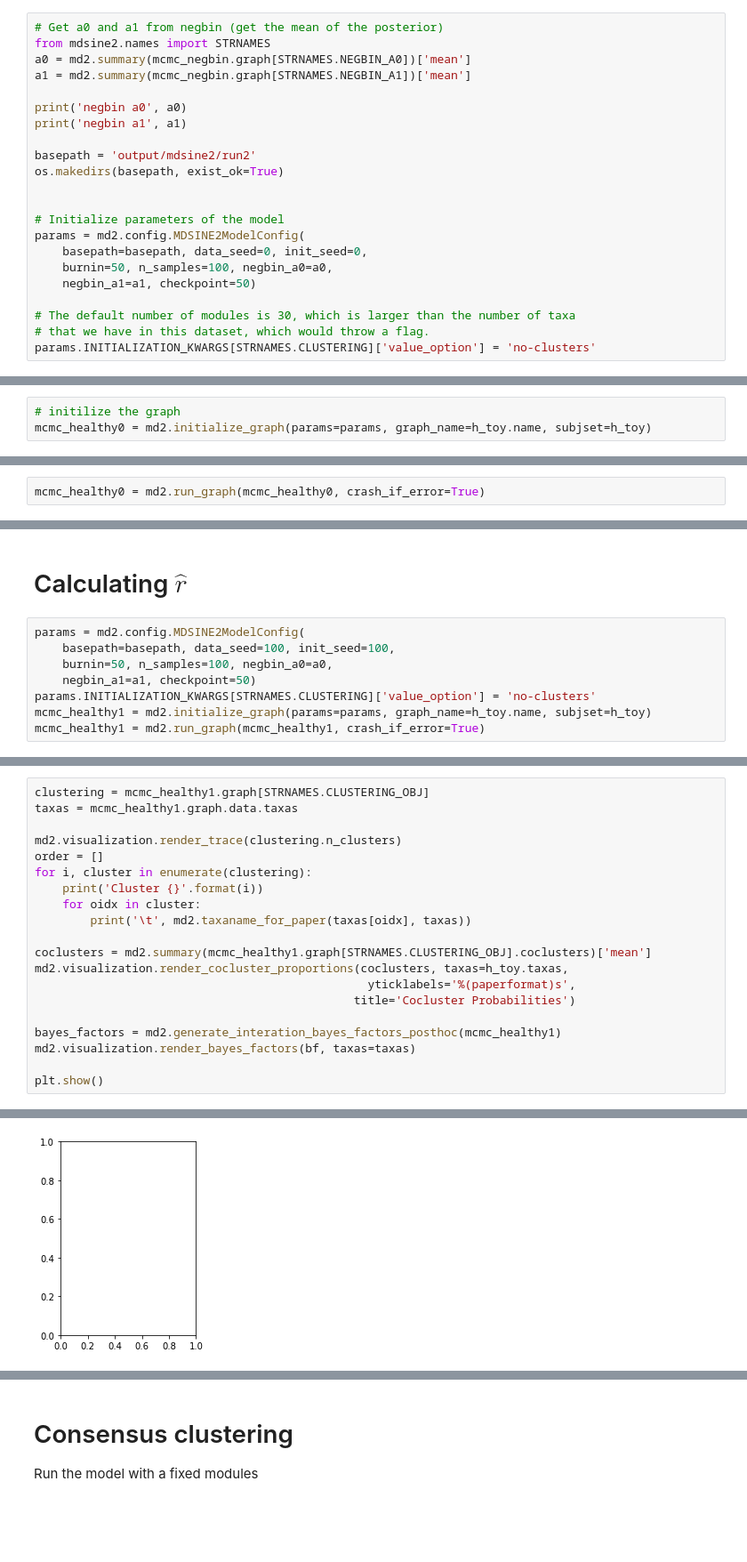
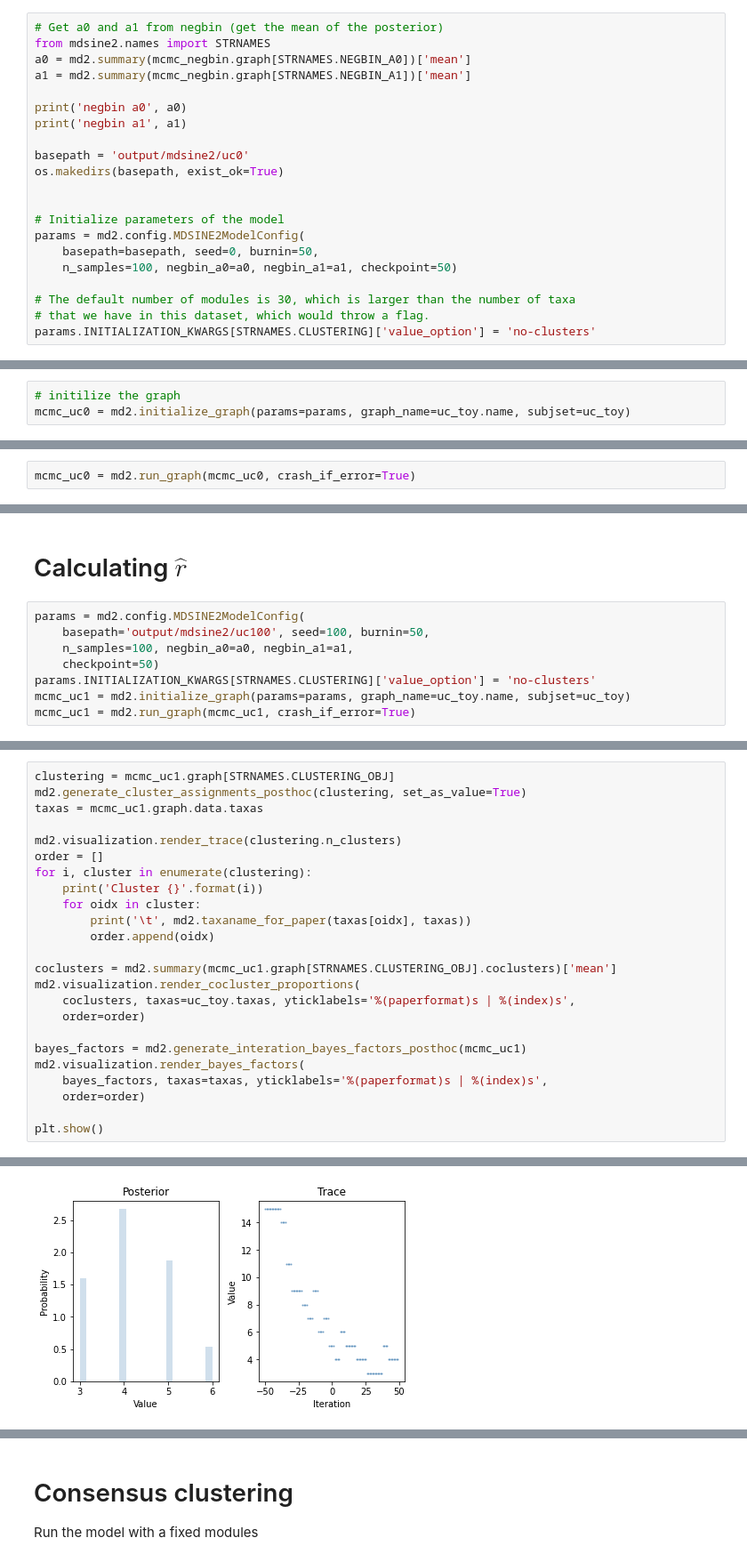
Before and after one commit to JashanSingh126/MDSINE2_Paper, a Jupyter notebook: bindertutorials/tutorial2_inference.ipynb, the cells around one changed output, grey strips where cells are left out. Shown at 89% size. Drawn from its saved outputs; the diff is of its cells as text; blank space fills up the shorter version.

```diff
--- a/bindertutorials/tutorial2_inference.ipynb
+++ b/bindertutorials/tutorial2_inference.ipynb
@@ -248,15 +232,14 @@ a1 = md2.summary(mcmc_negbin.graph[STRNAMES.NEGBIN_A1])['mean']
 print('negbin a0', a0)
 print('negbin a1', a1)
 
-basepath = 'output/mdsine2/run2'
+basepath = 'output/mdsine2/uc0'
 os.makedirs(basepath, exist_ok=True)
 
 
 # Initialize parameters of the model
 params = md2.config.MDSINE2ModelConfig(
-    basepath=basepath, data_seed=0, init_seed=0,
-    burnin=50, n_samples=100, negbin_a0=a0,
-    negbin_a1=a1, checkpoint=50)
+    basepath=basepath, seed=0, burnin=50,
+    n_samples=100, negbin_a0=a0, negbin_a1=a1, checkpoint=50)
 
 # The default number of modules is 30, which is larger than the number of taxa
 # that we have in this dataset, which would throw a flag.
@@ -267,4 +250,4 @@ negbin a1 0.058736213888751776
 # %%
 # initilize the graph
-mcmc_healthy0 = md2.initialize_graph(params=params, graph_name=h_toy.name, subjset=h_toy)
+mcmc_uc0 = md2.initialize_graph(params=params, graph_name=uc_toy.name, subjset=uc_toy)
 # %% [output]
@@ -288,3 +271,3 @@ INFO:inference.559: ##########################################
 # %%
-mcmc_healthy0 = md2.run_graph(mcmc_healthy0, crash_if_error=True)
+mcmc_uc0 = md2.run_graph(mcmc_uc0, crash_if_error=True)
 # %% [output]
@@ -344,10 +337,10 @@ Cluster 1
 # Calculating  $\hat{r}$
 # %%
 params = md2.config.MDSINE2ModelConfig(
-    basepath=basepath, data_seed=100, init_seed=100,
-    burnin=50, n_samples=100, negbin_a0=a0,
-    negbin_a1=a1, checkpoint=50)
+    basepath='output/mdsine2/uc100', seed=100, burnin=50,
+    n_samples=100, negbin_a0=a0, negbin_a1=a1,
+    checkpoint=50)
 params.INITIALIZATION_KWARGS[STRNAMES.CLUSTERING]['value_option'] = 'no-clusters'
-mcmc_healthy1 = md2.initialize_graph(params=params, graph_name=h_toy.name, subjset=h_toy)
-mcmc_healthy1 = md2.run_graph(mcmc_healthy1, crash_if_error=True)
+mcmc_uc1 = md2.initialize_graph(params=params, graph_name=uc_toy.name, subjset=uc_toy)
+mcmc_uc1 = md2.run_graph(mcmc_uc1, crash_if_error=True)
 # %% [output]
@@ -371,6 +364,7 @@ INFO:inference.436: Variance paramet
 # %%
-clustering = mcmc_healthy1.graph[STRNAMES.CLUSTERING_OBJ]
-taxas = mcmc_healthy1.graph.data.taxas
+clustering = mcmc_uc1.graph[STRNAMES.CLUSTERING_OBJ]
+md2.generate_cluster_assignments_posthoc(clustering, set_as_value=True)
+taxas = mcmc_uc1.graph.data.taxas
 
 md2.visualization.render_trace(clustering.n_clusters)
 order = []
@@ -378,14 +372,17 @@ for i, cluster in enumerate(clustering):
     print('Cluster {}'.format(i))
     for oidx in cluster:
         print('\t', md2.taxaname_for_paper(taxas[oidx], taxas))
+        order.append(oidx)
 
-coclusters = md2.summary(mcmc_healthy1.graph[STRNAMES.CLUSTERING_OBJ].coclusters)['mean']
-md2.visualization.render_cocluster_proportions(coclusters, taxas=h_toy.taxas,
-                                                yticklabels='%(paperformat)s',
-                                              title='Cocluster Probabilities')
+coclusters = md2.summary(mcmc_uc1.graph[STRNAMES.CLUSTERING_OBJ].coclusters)['mean']
+md2.visualization.render_cocluster_proportions(
+    coclusters, taxas=uc_toy.taxas, yticklabels='%(paperformat)s | %(index)s',
+    order=order)
 
-bayes_factors = md2.generate_interation_bayes_factors_posthoc(mcmc_healthy1)
-md2.visualization.render_bayes_factors(bf, taxas=taxas)
+bayes_factors = md2.generate_interation_bayes_factors_posthoc(mcmc_uc1)
+md2.visualization.render_bayes_factors(
+    bayes_factors, taxas=taxas, yticklabels='%(paperformat)s | %(index)s',
+    order=order)
 
 plt.show()
 # %% [output]
@@ -393 +410 @@ KeyError: "Unable to open object (object 'Clustering object (contains ability to
-[figure, old version]
+[figure, new version]
```
Also changed, not shown: parts of 24 cells of this notebook, 5 other files.
